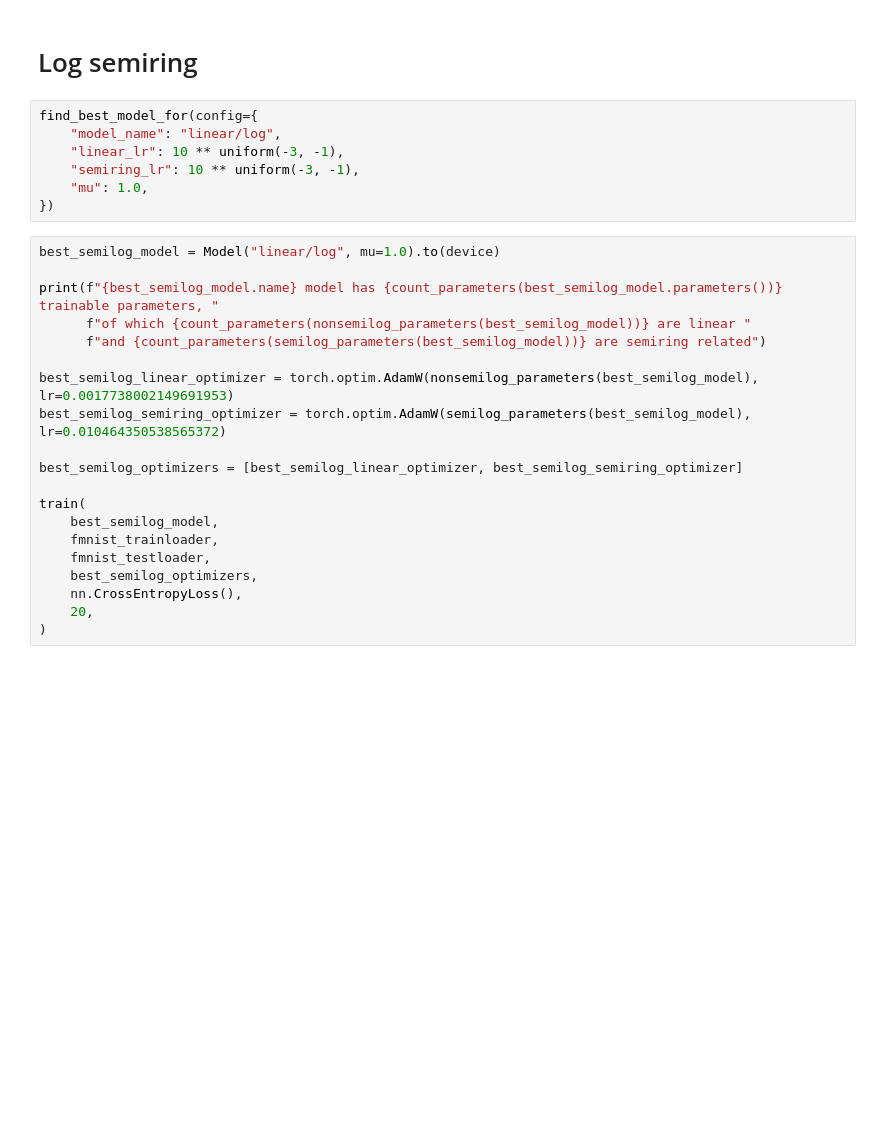
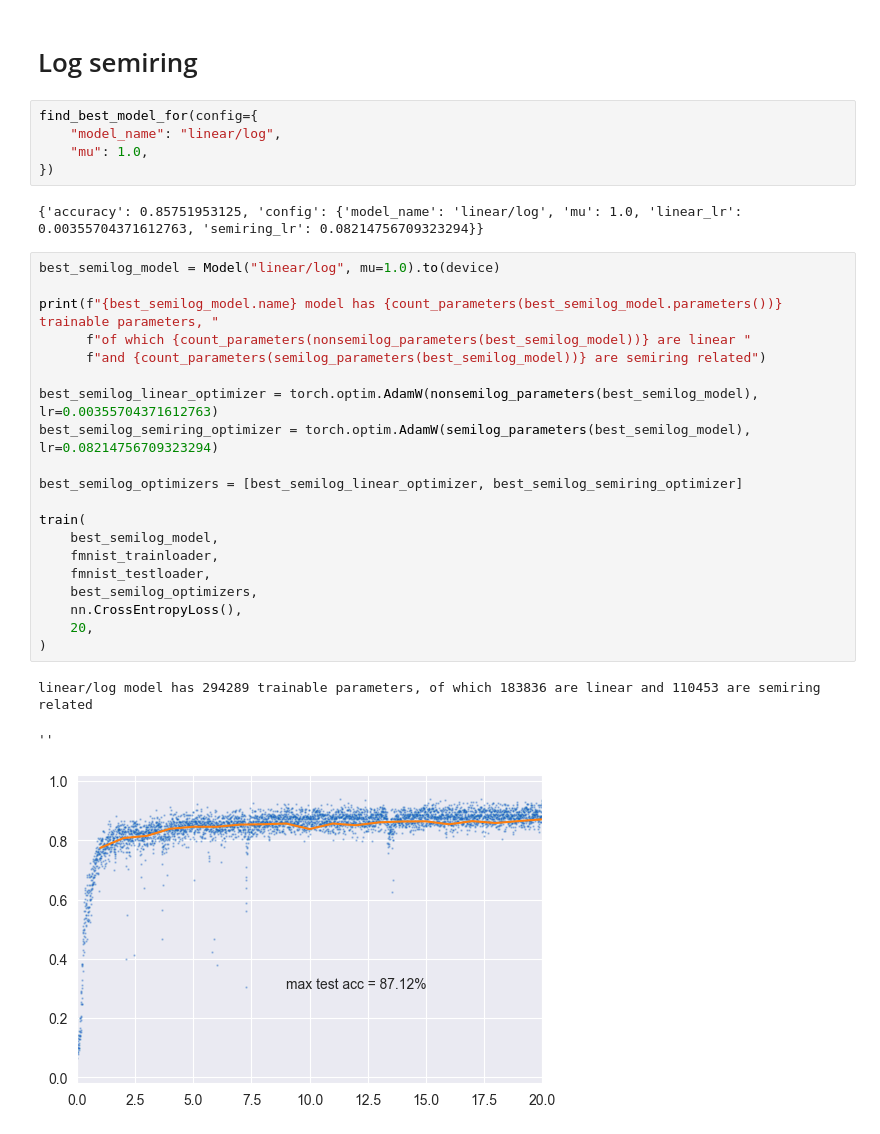
Before and after one commit to bmnsmets/semitorch, a Jupyter notebook: experiments/fullyconnected_fashion_simplified.ipynb, the cells around one changed output. Cells and saved outputs as stored; diff of their text form; blank space fills up the shorter version.

Commit message:
Rerun simplified log models

```diff
--- a/experiments/fullyconnected_fashion_simplified.ipynb
+++ b/experiments/fullyconnected_fashion_simplified.ipynb
@@ -612,27 +616,31 @@ print(max(best_minplus_model_accs))
 # %%
 find_best_model_for(config={
     "model_name": "linear/log",
-    "linear_lr": 10 ** uniform(-3, -1),
-    "semiring_lr": 10 ** uniform(-3, -1),
     "mu": 1.0,
 })
+# %% [output]
+{'accuracy': 0.85751953125, 'config': {'model_name': 'linear/log', 'mu': 1.0, 'linear_lr': 0.00355704371612763, 'semiring_lr': 0.08214756709323294}}
 # %%
 best_semilog_model = Model("linear/log", mu=1.0).to(device)
 
 print(f"{best_semilog_model.name} model has {count_parameters(best_semilog_model.parameters())} trainable parameters, "
       f"of which {count_parameters(nonsemilog_parameters(best_semilog_model))} are linear "
       f"and {count_parameters(semilog_parameters(best_semilog_model))} are semiring related")
 
-best_semilog_linear_optimizer = torch.optim.AdamW(nonsemilog_parameters(best_semilog_model), lr=0.0017738002149691953)
-best_semilog_semiring_optimizer = torch.optim.AdamW(semilog_parameters(best_semilog_model), lr=0.010464350538565372)
+best_semilog_linear_optimizer = torch.optim.AdamW(nonsemilog_parameters(best_semilog_model), lr=0.00355704371612763)
+best_semilog_semiring_optimizer = torch.optim.AdamW(semilog_parameters(best_semilog_model), lr=0.08214756709323294)
 
 best_semilog_optimizers = [best_semilog_linear_optimizer, best_semilog_semiring_optimizer]
 
 train(
     best_semilog_model,
     fmnist_trainloader,
     fmnist_testloader,
     best_semilog_optimizers,
     nn.CrossEntropyLoss(),
     20,
 )
+# %% [output]
+linear/log model has 294289 trainable parameters, of which 183836 are linear and 110453 are semiring related
+''
+[figure, added]
```
Also changed, not shown: parts of 9 cells of this notebook.
